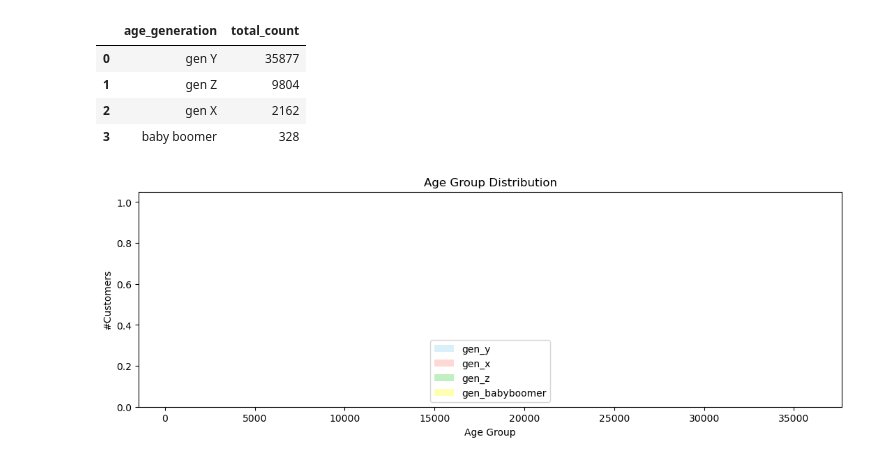
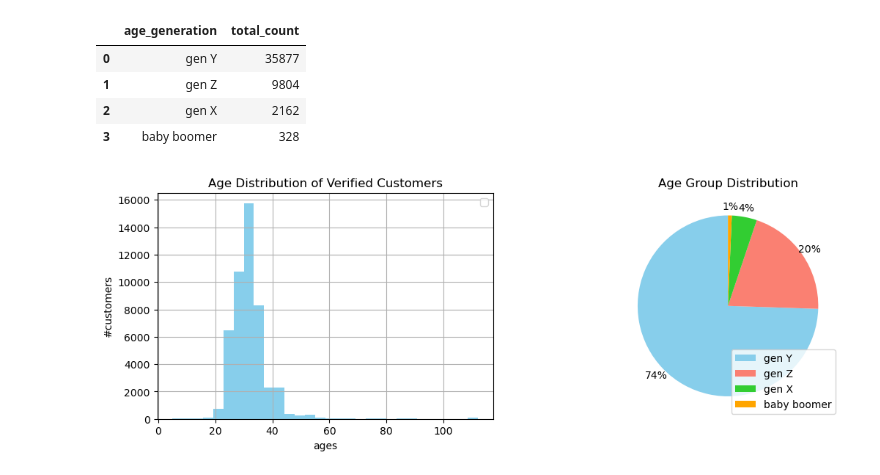
Before and after one commit to DucD0610/HOYTS-Cinema-Ticket-Sales-Analysis, a Jupyter notebook: Capstone project/captone project.ipynb, the cells around one changed output. Cells and saved outputs as stored; diff of their text form; code cells hidden in the pictures.

```diff
--- a/Capstone project/captone project.ipynb
+++ b/Capstone project/captone project.ipynb
@@ -601,27 +602,44 @@ df_gen_group
 | 1 | gen Z | 9804 |
 | 2 | gen X | 2162 |
 | 3 | baby boomer | 328 |
+# %%
+#Plot Age Group Distribution
+plt.figure(figsize=(13,4))
+
+#plot1
+ax1 = plt.subplot(1,2,1)
+df_cus['age'][df_cus['usergender'] != 'Not verify'].hist(bins = 30, color='skyblue')
+plt.title('Age distribution')
+plt.xlabel('ages')
+plt.ylabel('#customers')
+
+#title1
+plt.title('Age Distribution of Verified Customers')
+plt.xlabel('ages')
+plt.ylabel('#customers')
+plt.legend()
+
+##plot2
+ax2 = plt.subplot(1, 2, 2)
+plt.pie(df_gen_group['total_count'],
+        labels = None,
+        colors=['skyblue', 'salmon', 'limegreen', 'orange'],
+        autopct='%1.0f%%', startangle=90,
+        pctdistance=1.1)
+plt.title('Age Group Distribution')
+plt.legend(df_gen_group['age_generation'], loc = 4)
+plt.show()
+# %% [output]
+[figure, added]
 # %%
-#Plot Age Group Distribution
-plt.figure(figsize=(13,4))
+##plot 1
+ax1 = plt.subplot(1, 2, 1)
+plt.hist(male_age, bins=30, alpha = 0.3, color='skyblue', label='Male')
+plt.hist(female_age, bins=30, alpha = 0.3, color='salmon', label='Female')
+plt.hist(unknown_age, bins=30, alpha = 0.3, color='limegreen', label='Not Verify')
 
-#Data
-gen_y = df_gen_group[df_gen_group['age_generation'] == 'gen Y']['total_count']
-gen_x = df_gen_group[df_gen_group['age_generation'] == 'gen X']['total_count']
-gen_z = df_gen_group[df_gen_group['age_generation'] == 'gen Z']['total_count']
-gen_babyboomer = df_gen_group[df_gen_group['age_generation'] == 'baby boomer']['total_count']
-
-##plot
-plt.hist(gen_y, bins=30, alpha = 0.3, color='skyblue', label='gen_y')
-plt.hist(gen_x, bins=30, alpha = 0.3, color='salmon', label='gen_x')
-plt.hist(gen_z, bins=30, alpha = 0.3, color='limegreen', label='gen_z')
-plt.hist(gen_babyboomer, bins=30, alpha = 0.3, color='yellow', label='gen_babyboomer')
-
-##label
-plt.title('Age Group Distribution')
-plt.xlabel('Age Group')
-plt.ylabel('#Customers')
+##label 1
+plt.title('Gender Distribution by Age ')
+plt.xlabel('ages')
+plt.ylabel('#customers')
 plt.legend()
-plt.show()
-# %% [output]
-[figure, removed]
```
Also changed, not shown: parts of 2 cells of this notebook.
